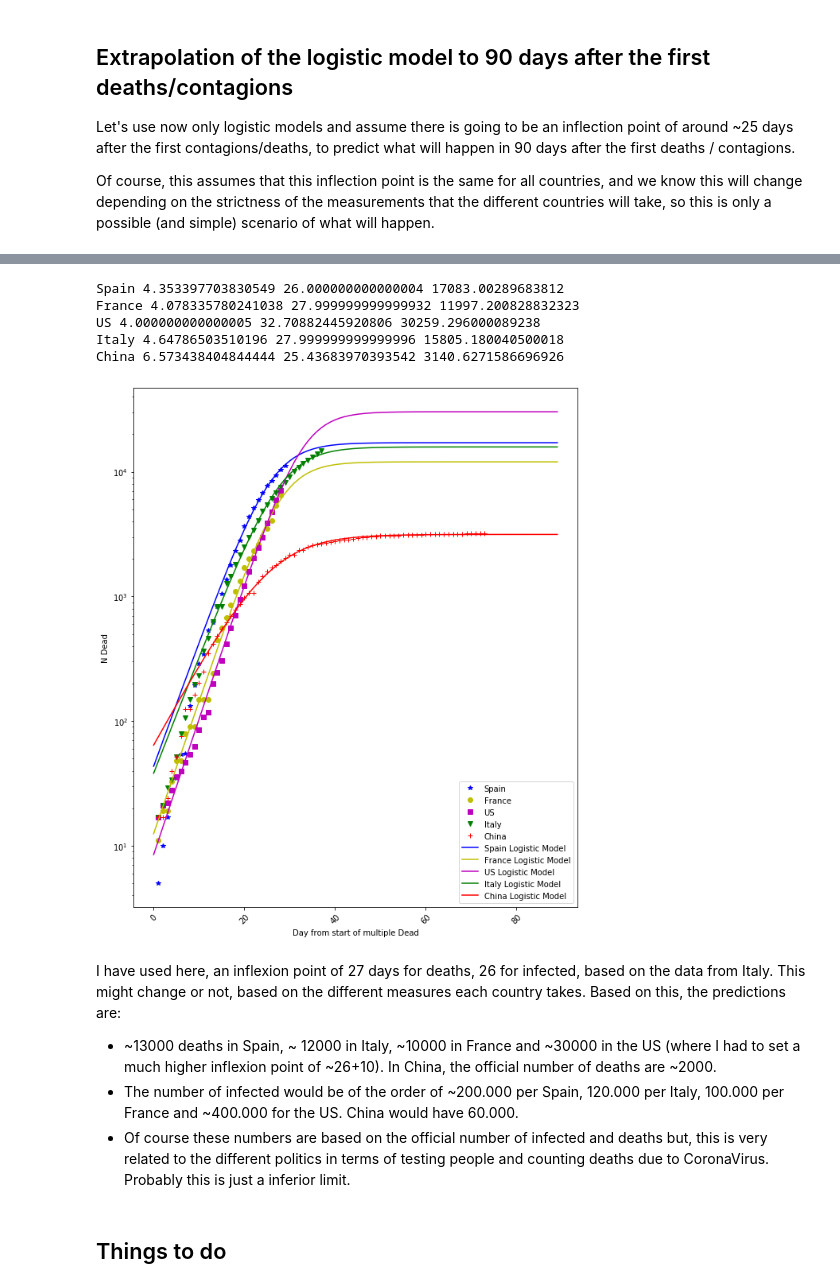
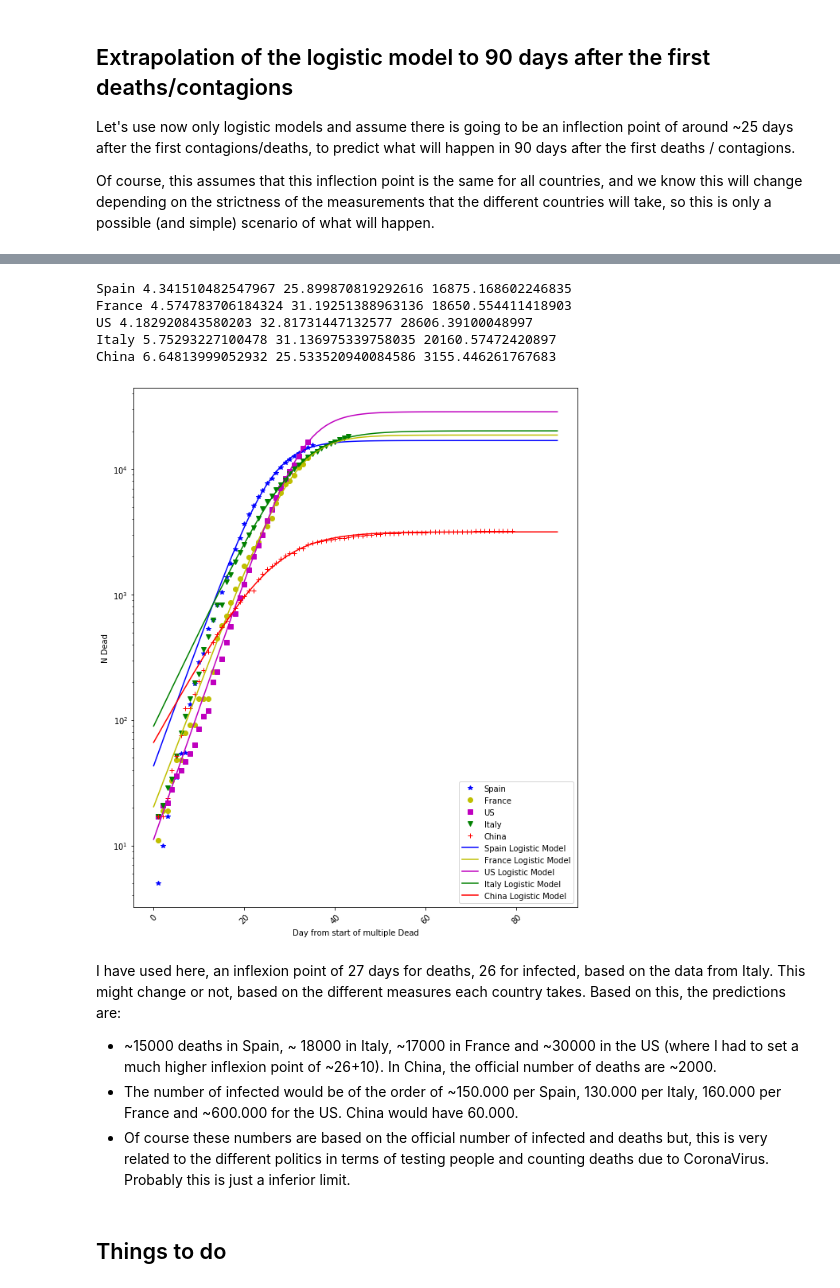
Before and after one commit to bascaso/bego.ascaso.work-gmail.com, a Jupyter notebook: infected_deaths_time_normalized.ipynb, the cells around one changed output, grey strips where cells are left out. Cells and saved outputs as stored; diff of their text form; code cells hidden in the pictures.

```diff
--- a/infected_deaths_time_normalized.ipynb
+++ b/infected_deaths_time_normalized.ipynb
@@ -259,14 +263,14 @@ def plot_extrapolated_logistic_model(df,label='Contagious',inflexion=25):
 
     xxS = np.array(df['DayStartSpain'][df['DayStartSpain']>0])
     yyS = np.array(df['Spain'][df['DayStartSpain']>0])
-    popt, pcov = curve_fit(logistic_model, xxS, yyS, bounds=([4,inflexion-1,100], [10., inflexion+1, 1000000.]))
+    popt, pcov = curve_fit(logistic_model, xxS, yyS, bounds=([4,inflexion-5,100], [10., inflexion+5, 1000000.]))
 #    popt, pcov = curve_fit(logistic_model, xxS, yyS, bounds=([4,1,100], [10., 100, 1000000.]))
     plt.plot(xxPredictions, logistic_model(xxPredictions, popt[0],popt[1],popt[2]), 'b-')
     print('Spain',popt[0],popt[1],popt[2])
 
     xxF = np.array(df['DayStartFrance'][df['DayStartFrance']>0])
     yyF = np.array(df['France'][df['DayStartFrance']>0])
-    popt, pcov = curve_fit(logistic_model, xxF, yyF, bounds=([4,inflexion-1,100], [10., inflexion+1, 100000.]))
+    popt, pcov = curve_fit(logistic_model, xxF, yyF, bounds=([4,inflexion-5,100], [10., inflexion+5, 1000000.]))
 #    popt, pcov = curve_fit(logistic_model, xxF, yyF, bounds=([4,1,100], [10., 100, 100000.]))
     plt.plot(xxPredictions, logistic_model(xxPredictions, popt[0],popt[1],popt[2]), 'y-')#
     print('France',popt[0],popt[1],popt[2])
@@ -280,7 +284,7 @@ def plot_extrapolated_logistic_model(df,label='Contagious',inflexion=25):
 
     xxI = np.array(df['DayStartItaly'][df['DayStartItaly']>0])
     yyI = np.array(df['Italy'][df['DayStartItaly']>0])
-    popt, pcov = curve_fit(logistic_model, xxI, yyI, bounds=([4,inflexion-1,100], [10., inflexion+1, 1000000.]))
+    popt, pcov = curve_fit(logistic_model, xxI, yyI, bounds=([4,inflexion-5,100], [10., inflexion+5, 1000000.]))
 #    popt, pcov = curve_fit(logistic_model, xxI, yyI, bounds=([4,1,100], [10., 100, 1000000.]))
     plt.plot(xxPredictions, logistic_model(xxPredictions, popt[0],popt[1],popt[2]), 'g-')#
     print('Italy',popt[0],popt[1],popt[2])
@@ -311,17 +315,17 @@ China 4.26163058247619 19.695383875745264 67748.29010069607
 # %%
-plot_extrapolated_logistic_model(df_death,label='Dead',inflexion=27)
+plot_extrapolated_logistic_model(df_death,label='Dead',inflexion=30)
 # %% [output]
-Spain 4.353397703830549 26.000000000000004 17083.00289683812
-France 4.078335780241038 27.999999999999932 11997.200828832323
-US 4.000000000000005 32.70882445920806 30259.296000089238
-Italy 4.64786503510196 27.999999999999996 15805.180040500018
-China 6.573438404844444 25.43683970393542 3140.6271586696926
+Spain 4.341510482547967 25.899870819292616 16875.168602246835
+France 4.574783706184324 31.19251388963136 18650.554411418903
+US 4.182920843580203 32.81731447132577 28606.39100048997
+Italy 5.75293227100478 31.136975339758035 20160.57472420897
+China 6.64813999052932 25.533520940084586 3155.446261767683
-[figure, old version]
+[figure, new version]
 # %% [markdown]
 I have used here, an inflexion point of 27 days for deaths, 26 for infected, based on the data from Italy.  This might change or not, based on the different measures each country takes. Based on this, the predictions are:
 
-- ~13000 deaths in Spain, ~ 12000 in Italy, ~10000 in France and ~30000 in the US (where I had to set a much higher inflexion point of ~26+10). In China, the official number of deaths are ~2000.
-- The number of infected would be of the order of ~200.000 per Spain, 120.000 per Italy, 100.000 per France and ~400.000 for the US. China would have 60.000.
+- ~15000 deaths in Spain, ~ 18000 in Italy, ~17000 in France and ~30000 in the US (where I had to set a much higher inflexion point of ~26+10). In China, the official number of deaths are ~2000.
+- The number of infected would be of the order of ~150.000 per Spain, 130.000 per Italy, 160.000 per France and ~600.000 for the US. China would have 60.000.
 - Of course these numbers are based on the official number of infected and deaths but, this is very related to the different politics in terms of testing people and counting deaths due to CoronaVirus. Probably this is just a inferior limit.
 # %% [markdown]
 ## Things to do
```
Also changed, not shown: parts of 10 cells of this notebook.
